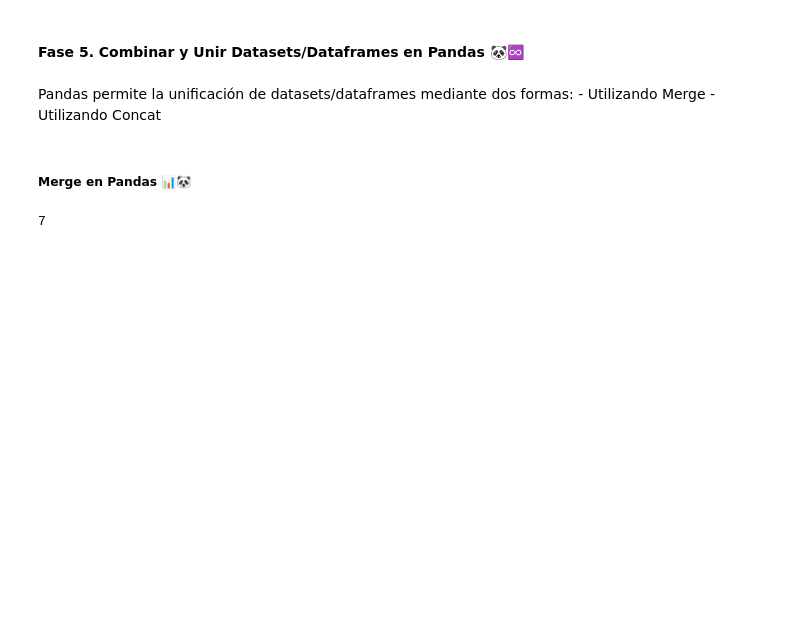
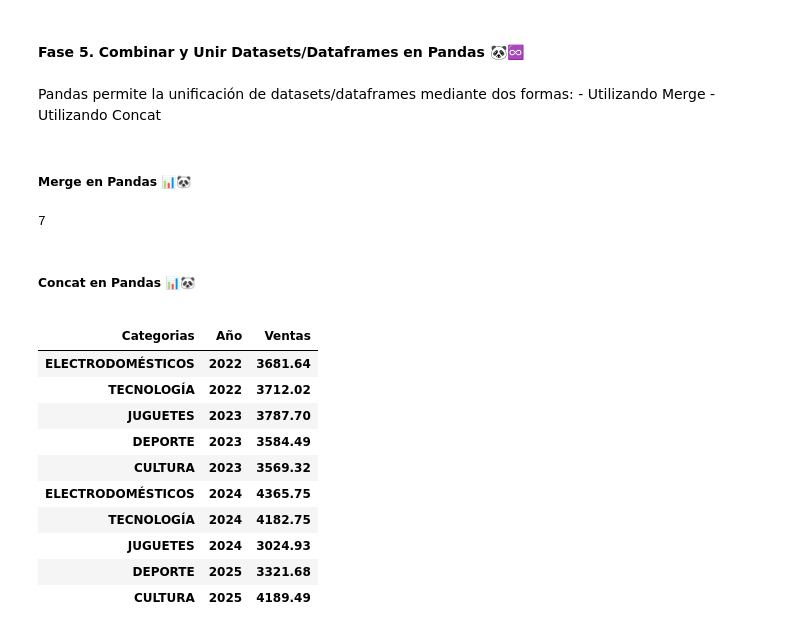
Before and after one commit to BrayanR03/Fundamentos-Pandas-y-Polars, a Jupyter notebook: pandas/06_manipulacion_datos_pandas.ipynb, the cells around one changed output. Saved outputs shown, nothing was run; the diff lists cells and outputs as text; code cells hidden in the pictures; blank space fills up the shorter version.

Commit message:
union de dataframes - concat en pandas y polars

```diff
--- a/pandas/06_manipulacion_datos_pandas.ipynb
+++ b/pandas/06_manipulacion_datos_pandas.ipynb
@@ -945,3 +945,5 @@ df_ejemplo_6 = df_uno.merge(right=df_tres,how="inner",left_on="ID_Cliente",right
 #### 📝 LEFT Y RIGHT ANTI AÚN NO ESTÁN DISPONIBLES EN LA VERSIÓN ACTUAL DE PANDAS (2.3.1)
 # %% [output]
 7
+# %% [markdown]
+##### Concat en Pandas 📊🐼
@@ -947,0 +998,32 @@ df_ejemplo_6 = df_uno.merge(right=df_tres,how="inner",left_on="ID_Cliente",right
+# %%
+#### 💡 EJEMPLO 1 (UNIFICACIÓN DE DATAFRAMES A NIVEL COLUMNAR - VERTICAL)
+df_ejemplo_1 = pd.concat([df_uno.set_index(["Categorias","Año","Ventas"]),
+                         df_dos.set_index(["Categorias","Año","Ventas"])],axis=1,ignore_index=True)
+# df_ejemplo_1.shape[0] ## Cantidad de registros: 10
+# df_ejemplo_1.head(10)
+
+#### 💡 EJEMPLO 2 (UNIFICACIÓN DE DATAFRAMES A NIVEL COLUMNAR - VERTICAL) ⬅️ CON DIFERENTES NOMBRES
+
+##---- PASO A). RENOMBRAR LAS COLUMNAS
+df_tres.rename({"Cat":"Categorias","Años":"Año","Vent":"Ventas"},axis=1,inplace=True)
+# df_tres.head()
+
+##---- PASO B). UNIFICAR DATASETS/DATAFRAMES
+
+df_ejemplo_2 = pd.concat([df_uno.set_index(["Categorias","Año","Ventas"]),
+                         df_tres.set_index(["Categorias","Año","Ventas"])],axis=1,ignore_index=True)
+# df_ejemplo_2.shape[0] ## Cantidad de registros: 10
+# df_ejemplo_2.head(10)
+# %% [output]
+|  |  |  |
+| Categorias | Año | Ventas |
+| ELECTRODOMÉSTICOS | 2022 | 3681.64 |
+| TECNOLOGÍA | 2022 | 3712.02 |
+| JUGUETES | 2023 | 3787.70 |
+| DEPORTE | 2023 | 3584.49 |
+| CULTURA | 2023 | 3569.32 |
+| ELECTRODOMÉSTICOS | 2024 | 4365.75 |
+| TECNOLOGÍA | 2024 | 4182.75 |
+| JUGUETES | 2024 | 3024.93 |
+| DEPORTE | 2025 | 3321.68 |
+| CULTURA | 2025 | 4189.49 |
```
Also changed, not shown: parts of 1 cell of this notebook, 1 other file.
